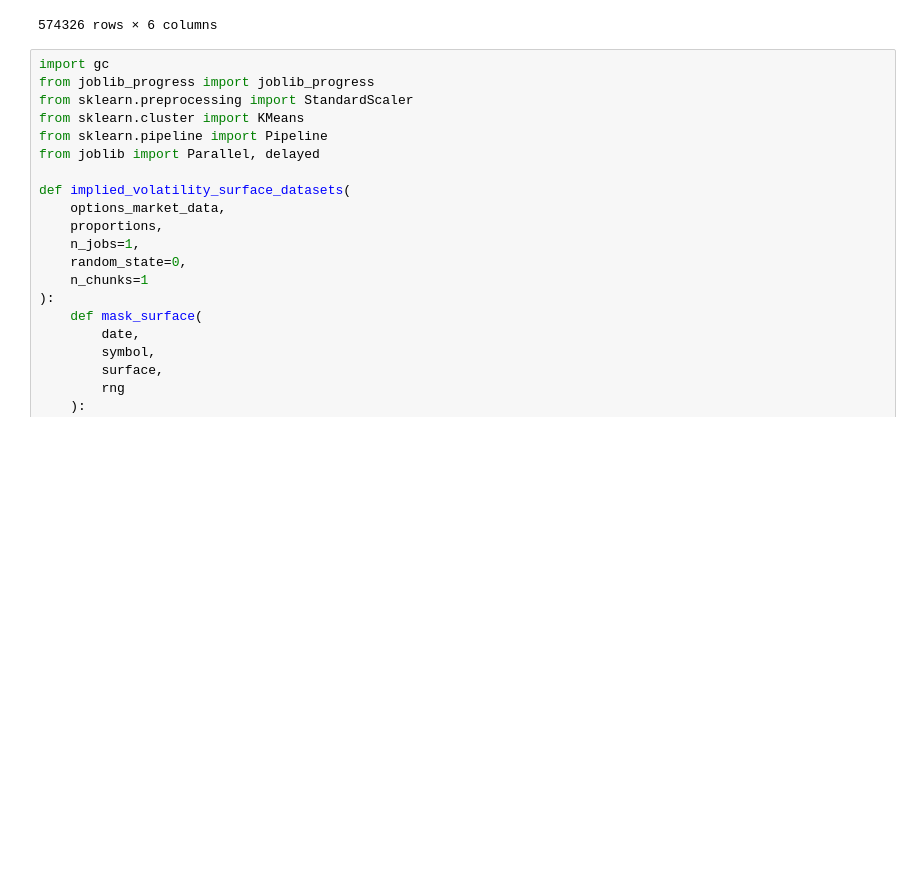
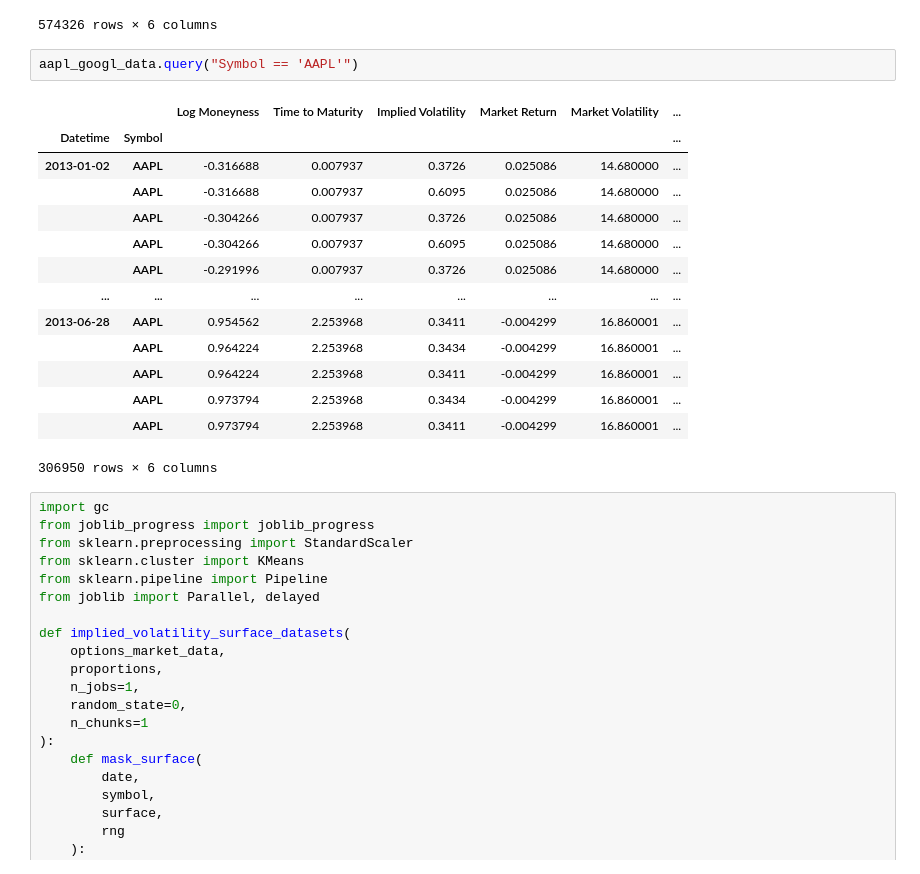
Before and after one commit to daniel-norouzi-m/pre-training-transformers-for-no-arbitrage-implied-volatility-surfaces, a Jupyter notebook: devel.ipynb, the cells around one changed output. Cells and saved outputs as stored; diff of their text form; blank space fills up the shorter version.

```diff
--- a/devel.ipynb
+++ b/devel.ipynb
@@ -75,6 +79,23 @@ aapl_googl_data
 |  | GOOGL | 0.442224 | 2.253968 | 0.2402 | -0.004299 | 16.860001 | ... |
 |  | GOOGL | 0.442224 | 2.253968 | 0.2433 | -0.004299 | 16.860001 | ... |
 574326 rows × 6 columns
+# %%
+aapl_googl_data.query("Symbol == 'AAPL'")
+# %% [output]
+|  |  | Log Moneyness | Time to Maturity | Implied Volatility | Market Return | Market Volatility | ... |
+| Datetime | Symbol |  |  |  |  |  | ... |
+| 2013-01-02 | AAPL | -0.316688 | 0.007937 | 0.3726 | 0.025086 | 14.680000 | ... |
+|  | AAPL | -0.316688 | 0.007937 | 0.6095 | 0.025086 | 14.680000 | ... |
+|  | AAPL | -0.304266 | 0.007937 | 0.3726 | 0.025086 | 14.680000 | ... |
+|  | AAPL | -0.304266 | 0.007937 | 0.6095 | 0.025086 | 14.680000 | ... |
+|  | AAPL | -0.291996 | 0.007937 | 0.3726 | 0.025086 | 14.680000 | ... |
+| ... | ... | ... | ... | ... | ... | ... | ... |
+| 2013-06-28 | AAPL | 0.954562 | 2.253968 | 0.3411 | -0.004299 | 16.860001 | ... |
+|  | AAPL | 0.964224 | 2.253968 | 0.3434 | -0.004299 | 16.860001 | ... |
+|  | AAPL | 0.964224 | 2.253968 | 0.3411 | -0.004299 | 16.860001 | ... |
+|  | AAPL | 0.973794 | 2.253968 | 0.3434 | -0.004299 | 16.860001 | ... |
+|  | AAPL | 0.973794 | 2.253968 | 0.3411 | -0.004299 | 16.860001 | ... |
+306950 rows × 6 columns
 # %%
 import gc
 from joblib_progress import joblib_progress
```
Also changed, not shown: parts of 15 cells of this notebook, 1 other file.
